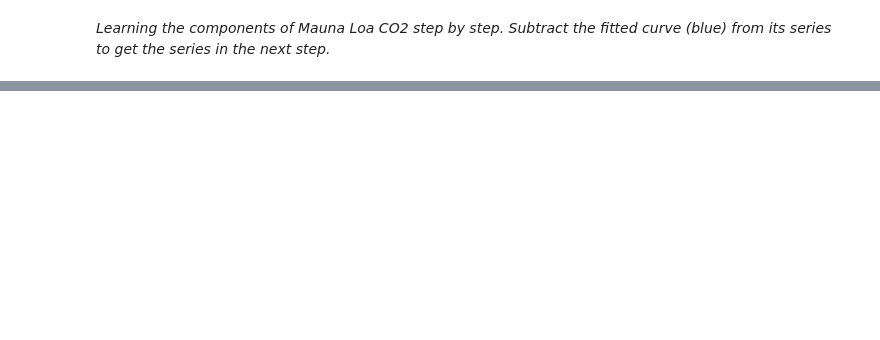
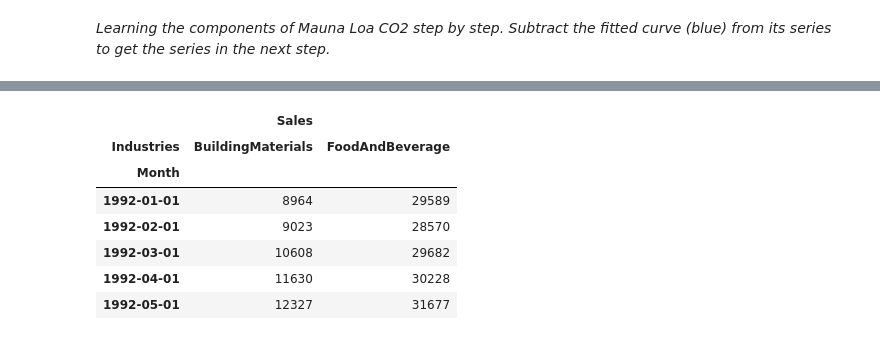
Before and after one commit to rfacey/SelfProjects, a Jupyter notebook: StudyMaterial/Kaggle/TimeSeries/05 Hybrid Models.ipynb, the cells around one changed output, grey strips where cells are left out. Saved outputs shown, nothing was run; the diff lists cells and outputs as text; code cells hidden in the pictures; blank space fills up the shorter version.

```diff
--- a/StudyMaterial/Kaggle/TimeSeries/05 Hybrid Models.ipynb
+++ b/StudyMaterial/Kaggle/TimeSeries/05 Hybrid Models.ipynb
@@ -28,0 +81,58 @@ We could imagine learning the components of a time series as an iterative proces
+# %%
+from pathlib import Path
+from warnings import simplefilter
+
+import matplotlib.pyplot as plt
+import pandas as pd
+from sklearn.linear_model import LinearRegression
+from sklearn.model_selection import train_test_split
+from statsmodels.tsa.deterministic import CalendarFourier, DeterministicProcess
+from xgboost import XGBRegressor
+
+
+simplefilter("ignore")
+
+# Set Matplotlib defaults
+plt.style.use("seaborn-whitegrid")
+plt.rc(
+    "figure",
+    autolayout=True,
+    figsize=(11, 4),
+    titlesize=18,
+    titleweight='bold',
+)
+plt.rc(
+    "axes",
+    labelweight="bold",
+    labelsize="large",
+    titleweight="bold",
+    titlesize=16,
+    titlepad=10,
+)
+plot_params = dict(
+    color="0.75",
+    style=".-",
+    markeredgecolor="0.25",
+    markerfacecolor="0.25",
+)
+
+data_dir = Path("DataSources/")
+industries = ["BuildingMaterials", "FoodAndBeverage"]
+retail = pd.read_csv(
+    data_dir / "us-retail-sales.csv",
+    usecols=['Month'] + industries,
+    parse_dates=['Month'],
+    index_col='Month',
+).to_period('D').reindex(columns=industries)
+retail = pd.concat({'Sales': retail}, names=[None, 'Industries'], axis=1)
+
+retail.head()
+# %% [output]
+|  | Sales |  |
+| Industries | BuildingMaterials | FoodAndBeverage |
+| Month |  |  |
+| 1992-01-01 | 8964 | 29589 |
+| 1992-02-01 | 9023 | 28570 |
+| 1992-03-01 | 10608 | 29682 |
+| 1992-04-01 | 11630 | 30228 |
+| 1992-05-01 | 12327 | 31677 |
```
Also changed, not shown: parts of 16 cells of this notebook, 1 other file.
